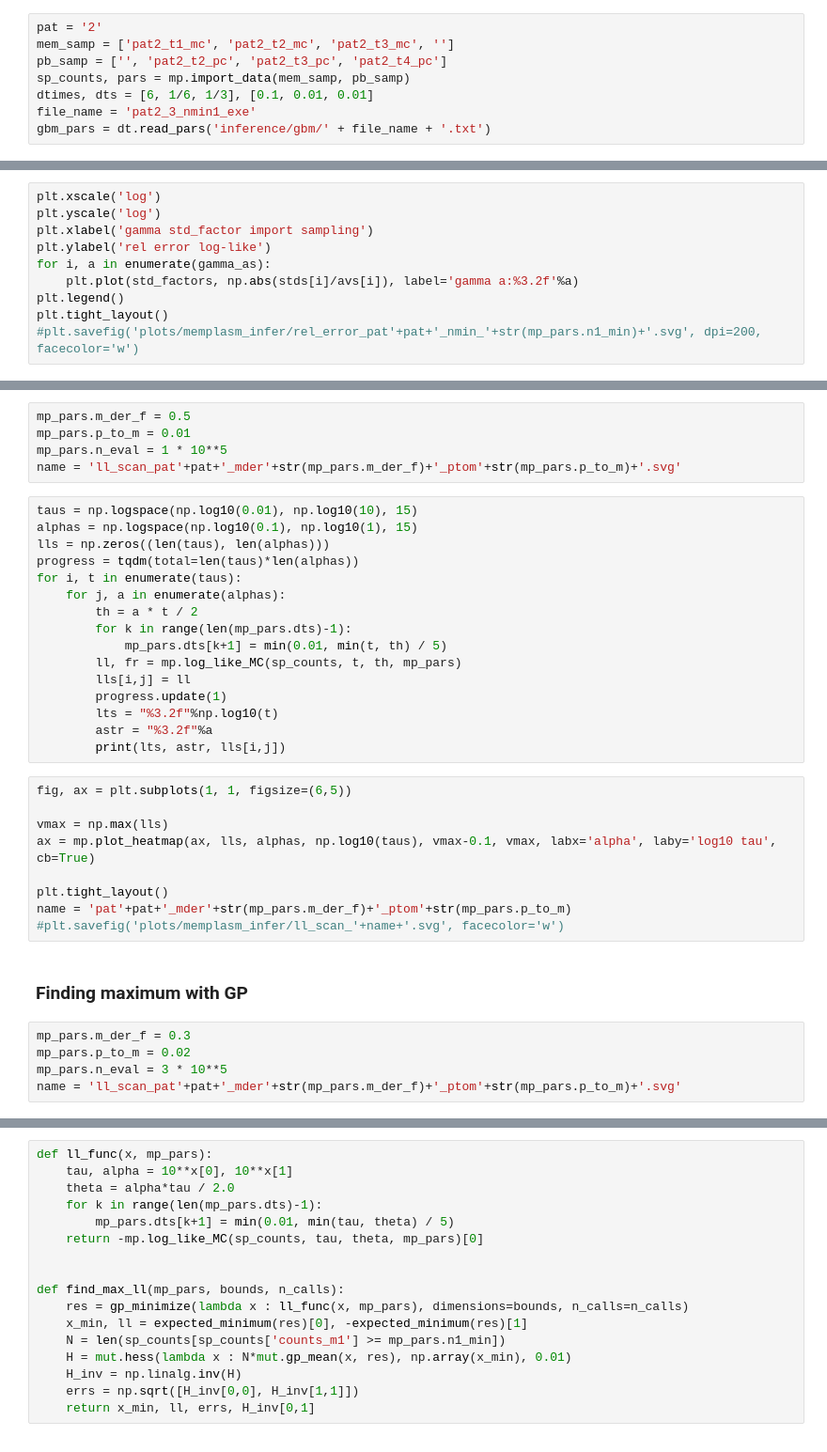
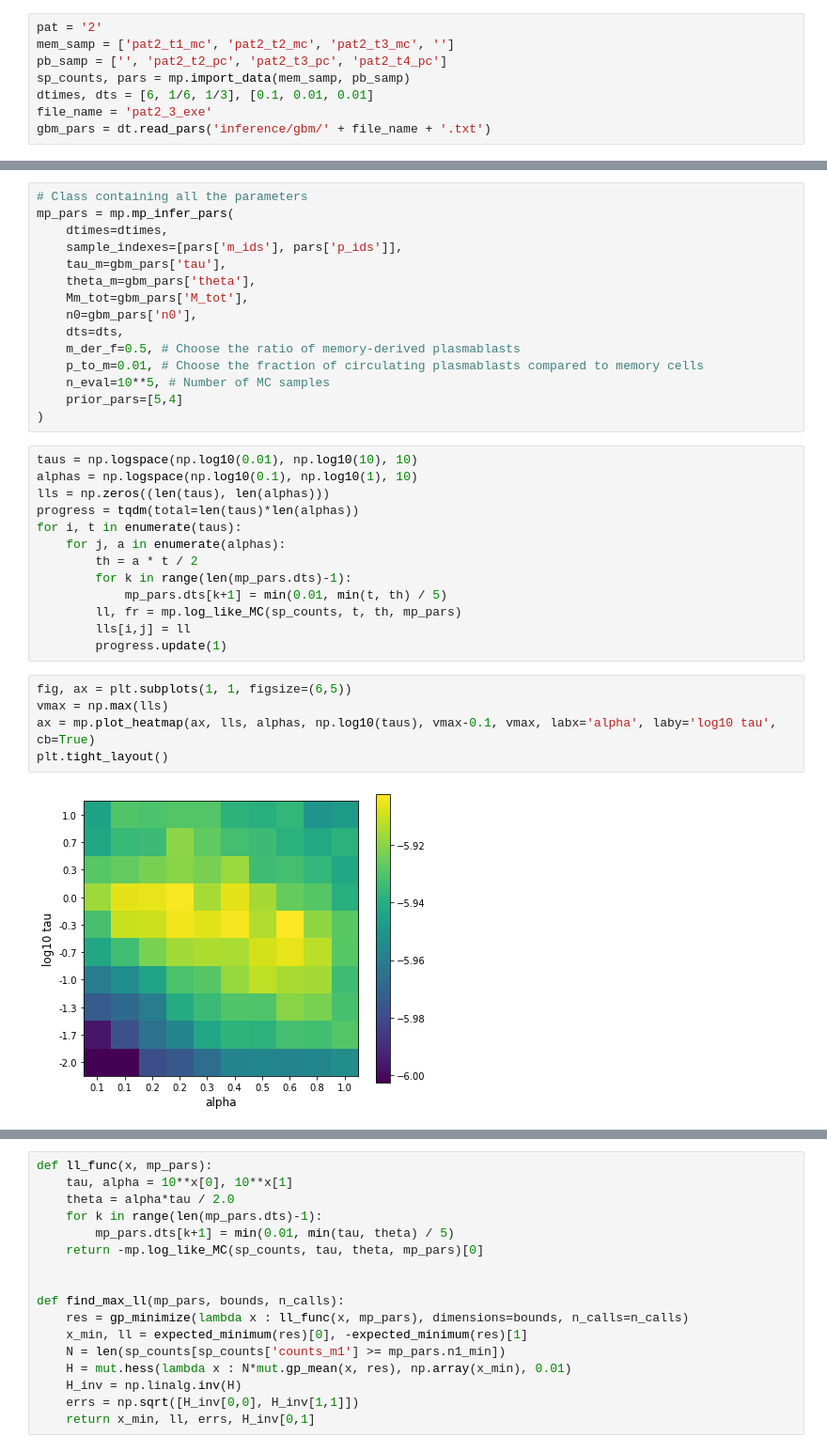
Before and after one commit to statbiophys/memory_plasmab_dynamics, a Jupyter notebook: Phad_data/9.1_infer_memplasm.ipynb, the cells around one changed output, grey strips where cells are left out. Shown at 94% size. Saved outputs shown, nothing was run; the diff lists cells and outputs as text.

```diff
--- a/Phad_data/9.1_infer_memplasm.ipynb
+++ b/Phad_data/9.1_infer_memplasm.ipynb
@@ -30,5 +29,5 @@ mem_samp = ['pat2_t1_mc', 'pat2_t2_mc', 'pat2_t3_mc', '']
 pb_samp = ['', 'pat2_t2_pc', 'pat2_t3_pc', 'pat2_t4_pc']
 sp_counts, pars = mp.import_data(mem_samp, pb_samp)
 dtimes, dts = [6, 1/6, 1/3], [0.1, 0.01, 0.01]
-file_name = 'pat2_3_nmin1_exe'
+file_name = 'pat2_3_exe'
 gbm_pars = dt.read_pars('inference/gbm/' + file_name + '.txt')
@@ -62,10 +33,0 @@ for i, a in enumerate(gamma_as):
-# %%
-plt.xscale('log')
-plt.yscale('log')
-plt.xlabel('gamma std_factor import sampling')
-plt.ylabel('rel error log-like')
-for i, a in enumerate(gamma_as):
-    plt.plot(std_factors, np.abs(stds[i]/avs[i]), label='gamma a:%3.2f'%a)
-plt.legend()
-plt.tight_layout()
-#plt.savefig('plots/memplasm_infer/rel_error_pat'+pat+'_nmin_'+str(mp_pars.n1_min)+'.svg', dpi=200, facecolor='w')
@@ -76,11 +38,21 @@ plt.tight_layout()
 # %%
-mp_pars.m_der_f = 0.5
-mp_pars.p_to_m = 0.01
-mp_pars.n_eval = 1 * 10**5
-name = 'll_scan_pat'+pat+'_mder'+str(mp_pars.m_der_f)+'_ptom'+str(mp_pars.p_to_m)+'.svg'
+# Class containing all the parameters
+mp_pars = mp.mp_infer_pars(
+    dtimes=dtimes,
+    sample_indexes=[pars['m_ids'], pars['p_ids']],
+    tau_m=gbm_pars['tau'],
+    theta_m=gbm_pars['theta'],
+    Mm_tot=gbm_pars['M_tot'],
+    n0=gbm_pars['n0'],
+    dts=dts,
+    m_der_f=0.5, # Choose the ratio of memory-derived plasmablasts
+    p_to_m=0.01, # Choose the fraction of circulating plasmablasts compared to memory cells
+    n_eval=10**5, # Number of MC samples
+    prior_pars=[5,4]
+)
 # %%
-taus = np.logspace(np.log10(0.01), np.log10(10), 15)
-alphas = np.logspace(np.log10(0.1), np.log10(1), 15)
+taus = np.logspace(np.log10(0.01), np.log10(10), 10)
+alphas = np.logspace(np.log10(0.1), np.log10(1), 10)
 lls = np.zeros((len(taus), len(alphas)))
 progress = tqdm(total=len(taus)*len(alphas))
 for i, t in enumerate(taus):
@@ -91,22 +63,10 @@ for i, t in enumerate(taus):
         ll, fr = mp.log_like_MC(sp_counts, t, th, mp_pars)
         lls[i,j] = ll
         progress.update(1)
-        lts = "%3.2f"%np.log10(t)
-        astr = "%3.2f"%a
-        print(lts, astr, lls[i,j])
 # %%
 fig, ax = plt.subplots(1, 1, figsize=(6,5))
-
 vmax = np.max(lls)
 ax = mp.plot_heatmap(ax, lls, alphas, np.log10(taus), vmax-0.1, vmax, labx='alpha', laby='log10 tau', cb=True)
-
 plt.tight_layout()
-name = 'pat'+pat+'_mder'+str(mp_pars.m_der_f)+'_ptom'+str(mp_pars.p_to_m)
-#plt.savefig('plots/memplasm_infer/ll_scan_'+name+'.svg', facecolor='w')
+# %% [output]
+[figure, added]
-# %% [markdown]
-### Finding maximum with GP
-# %%
-mp_pars.m_der_f = 0.3
-mp_pars.p_to_m = 0.02
-mp_pars.n_eval = 3 * 10**5
-name = 'll_scan_pat'+pat+'_mder'+str(mp_pars.m_der_f)+'_ptom'+str(mp_pars.p_to_m)+'.svg'
```
Also changed, not shown: parts of 17 cells of this notebook, 19 other files.
